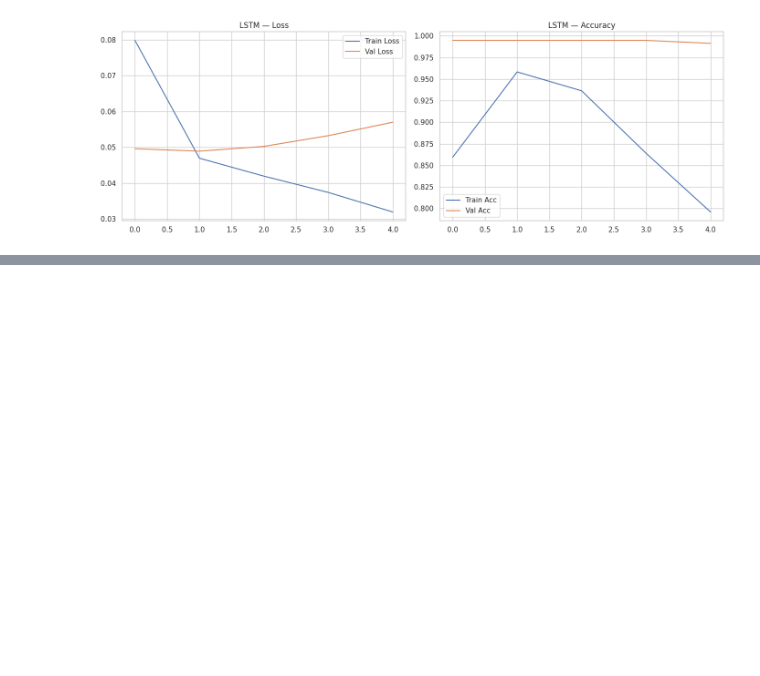
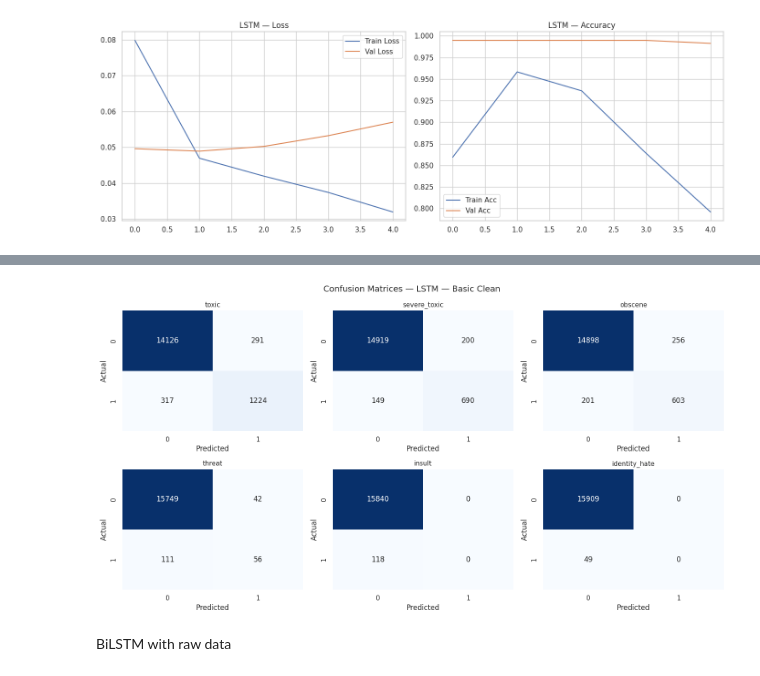
Before and after one commit to tanishataranoon/MY_ML_project, a Jupyter notebook: Toxic_Text_Classification_Comparison_.ipynb, the cells around one changed output, grey strips where cells are left out. Drawn from its saved outputs; the diff is of its cells as text; code cells hidden in the pictures; blank space fills up the shorter version.

```diff
--- a/Toxic_Text_Classification_Comparison_.ipynb
+++ b/Toxic_Text_Classification_Comparison_.ipynb
@@ -1322,3 +1322,11 @@ plt.savefig('lstm_training_curves.png', dpi=150, bbox_inches='tight')
 plt.show()
 # %% [output]
 [figure]
+# %%
+# Evaluate LSTM — Basic Clean (primary)
+t0 = time.time()
+y_pred_lstm = (lstm_model.predict(X_test_lstm) > 0.5).astype(int)
+lstm_infer_t = time.time() - t0
+
+evaluate('LSTM — Basic Clean', y_test.values, y_pred_lstm,
+         train_t, lstm_infer_t)
@@ -1324,0 +1348,6 @@ plt.show()
+# %%
+plot_confusion('LSTM — Basic Clean', y_test.values, y_pred_lstm,label_cols)
+# %% [output]
+[figure, added]
+# %% [markdown]
+BiLSTM with raw data
```
Also changed, not shown: parts of 4 cells of this notebook.
